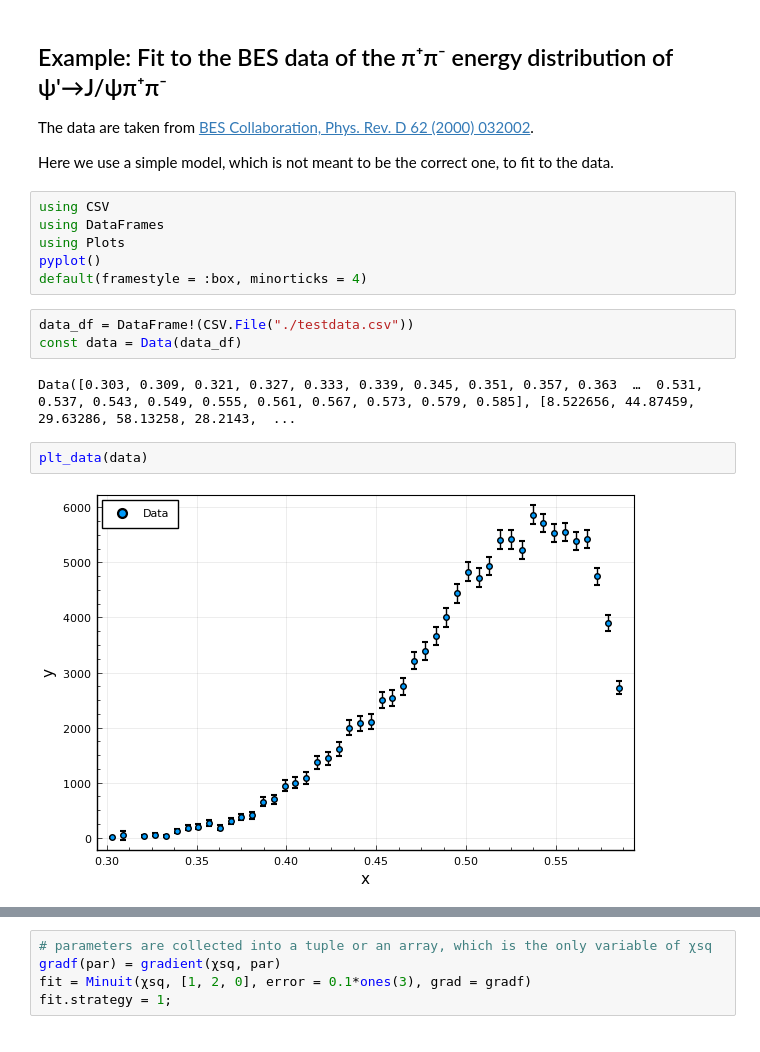
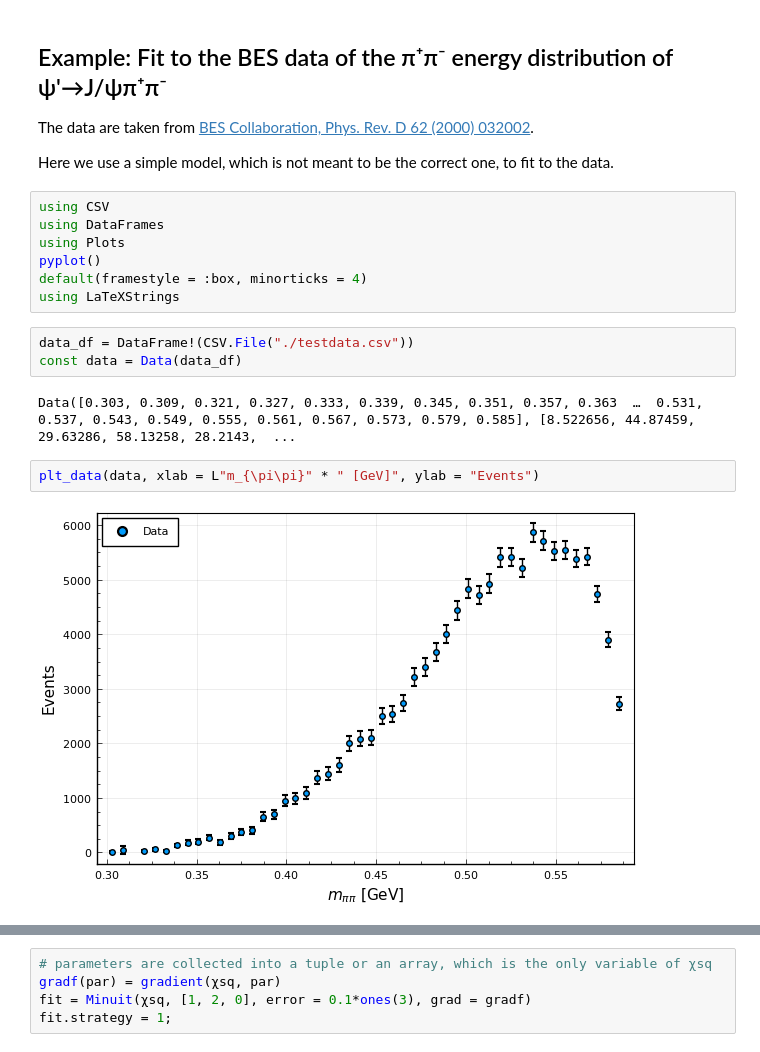
Before and after one commit to fkguo/IMinuit.jl, a Jupyter notebook: docs/example.ipynb, the cells around one changed output, grey strips where cells are left out. Cells and saved outputs as stored; diff of their text form.

```diff
--- a/docs/example.ipynb
+++ b/docs/example.ipynb
@@ -112,15 +112,16 @@ using DataFrames
 using Plots
 pyplot()
 default(framestyle = :box, minorticks = 4)
+using LaTeXStrings
 # %%
 data_df = DataFrame!(CSV.File("./testdata.csv"))
 const data = Data(data_df)
 # %% [output]
 Data([0.303, 0.309, 0.321, 0.327, 0.333, 0.339, 0.345, 0.351, 0.357, 0.363  …  0.531, 0.537, 0.543, 0.549, 0.555, 0.561, 0.567, 0.573, 0.579, 0.585], [8.522656, 44.87459, 29.63286, 58.13258, 28.2143,  ...
-# %%
-plt_data(data)
-# %% [output]
-[figure, removed]
+# %%
+plt_data(data, xlab = L"m_{\pi\pi}" * " [GeV]", ylab = "Events")
+# %% [output]
+[figure, added]
 # %%
 const M = 3.686; const mπ = 0.14; const mJ = 3.097;
 
```
Also changed, not shown: parts of 16 cells of this notebook, 2 other files.
